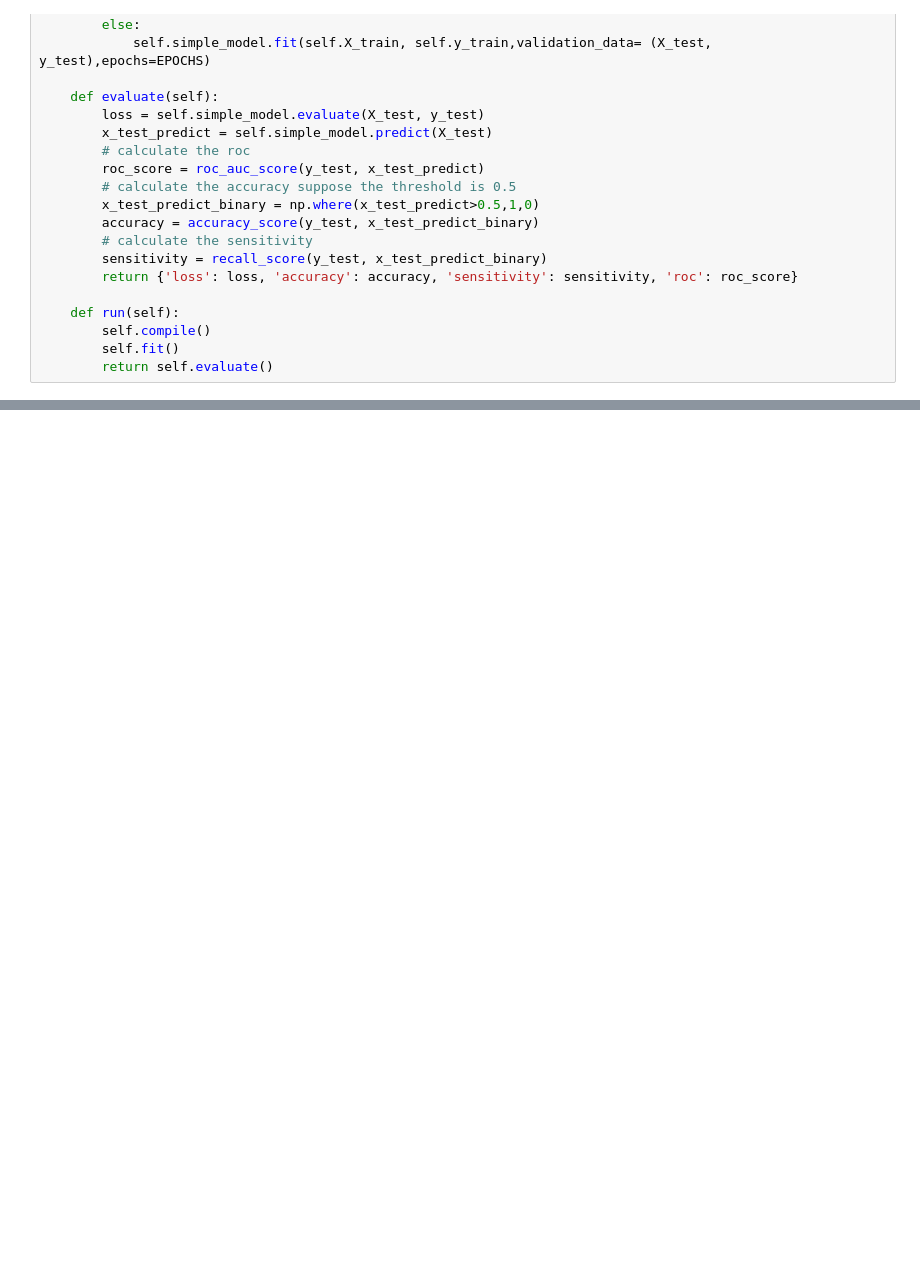
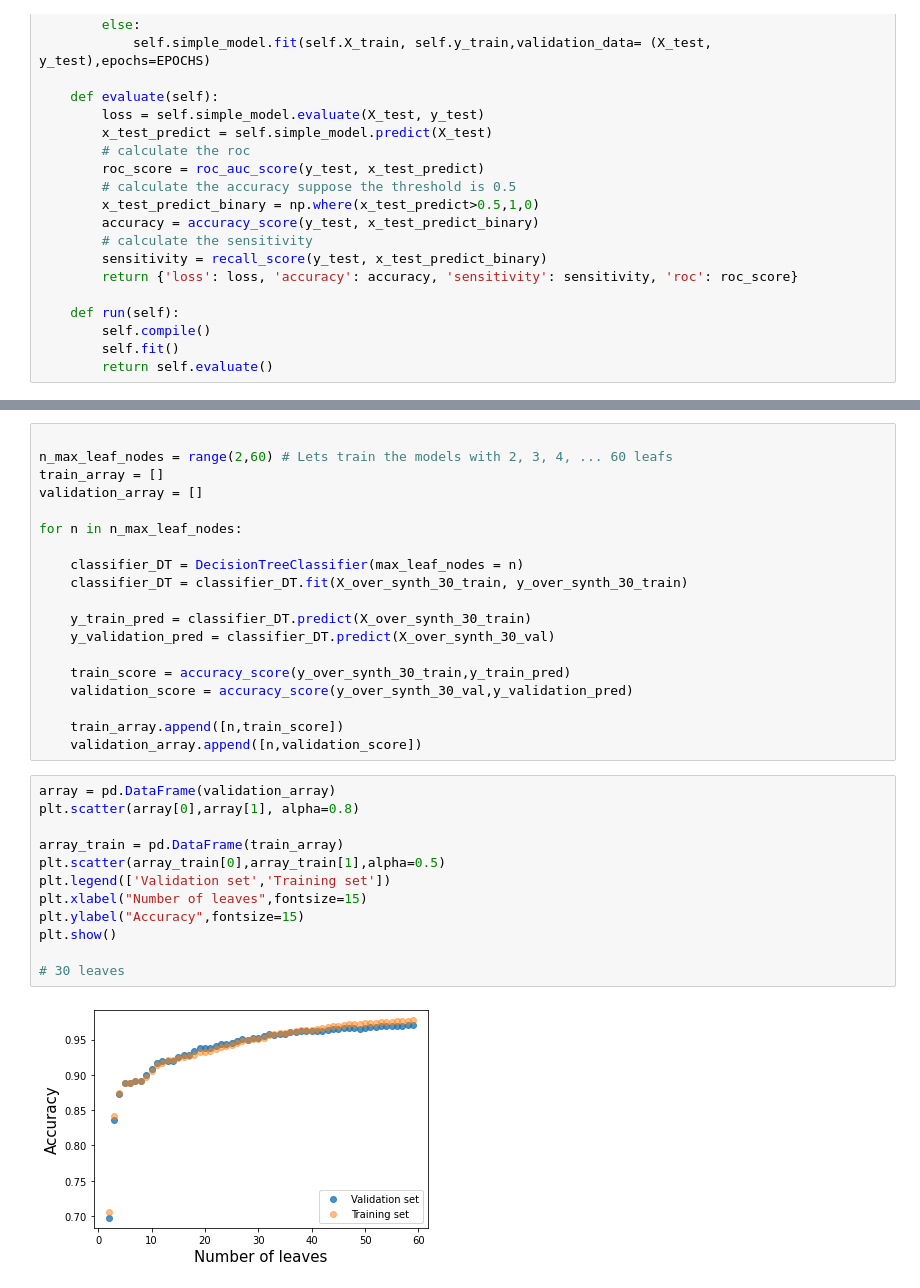
Before and after one commit to ba-group-projects/insurance-fraud-detection, a Jupyter notebook: main-update.ipynb, the cells around one changed output, grey strips where cells are left out. Saved outputs shown, nothing was run; the diff lists cells and outputs as text; blank space fills up the shorter version.

```diff
--- a/main-update.ipynb
+++ b/main-update.ipynb
@@ -917,0 +1108,33 @@ res_list
+# %%
+
+n_max_leaf_nodes = range(2,60) # Lets train the models with 2, 3, 4, ... 60 leafs
+train_array = []
+validation_array = []
+
+for n in n_max_leaf_nodes:
+
+    classifier_DT = DecisionTreeClassifier(max_leaf_nodes = n)
+    classifier_DT = classifier_DT.fit(X_over_synth_30_train, y_over_synth_30_train)
+
+    y_train_pred = classifier_DT.predict(X_over_synth_30_train)
+    y_validation_pred = classifier_DT.predict(X_over_synth_30_val)
+
+    train_score = accuracy_score(y_over_synth_30_train,y_train_pred)
+    validation_score = accuracy_score(y_over_synth_30_val,y_validation_pred)
+
+    train_array.append([n,train_score])
+    validation_array.append([n,validation_score])
+# %%
+array = pd.DataFrame(validation_array)
+plt.scatter(array[0],array[1], alpha=0.8)
+
+array_train = pd.DataFrame(train_array)
+plt.scatter(array_train[0],array_train[1],alpha=0.5)
+plt.legend(['Validation set','Training set'])
+plt.xlabel("Number of leaves",fontsize=15)
+plt.ylabel("Accuracy",fontsize=15)
+plt.show()
+
+# 30 leaves
+# %% [output]
+[figure, added]
```
Also changed, not shown: parts of 47 cells of this notebook, 8 other files.
